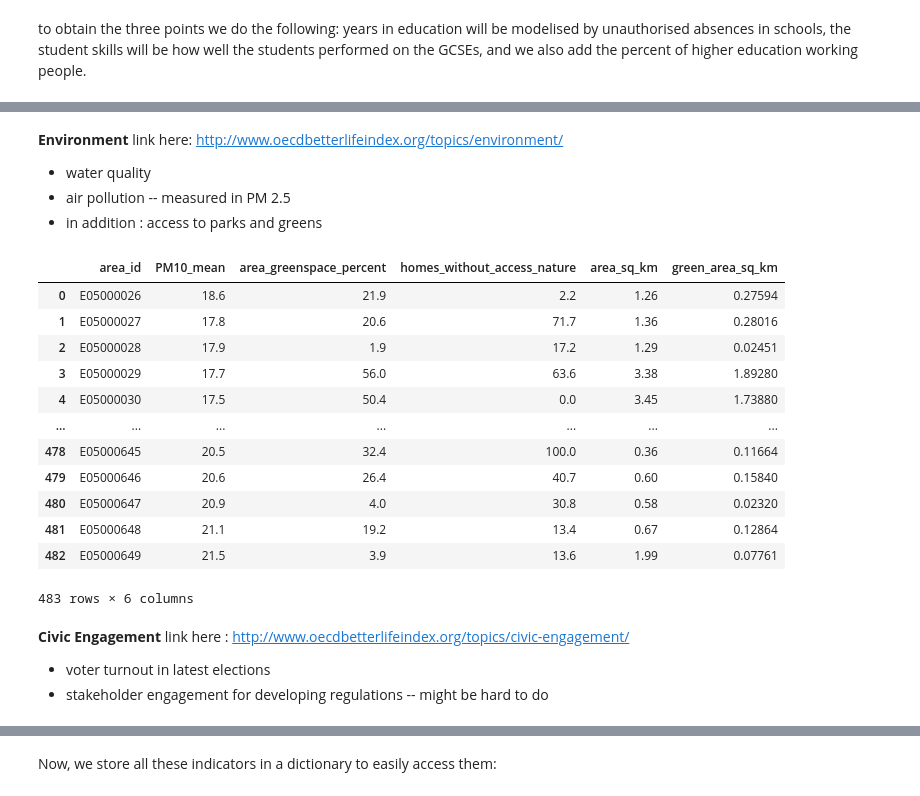
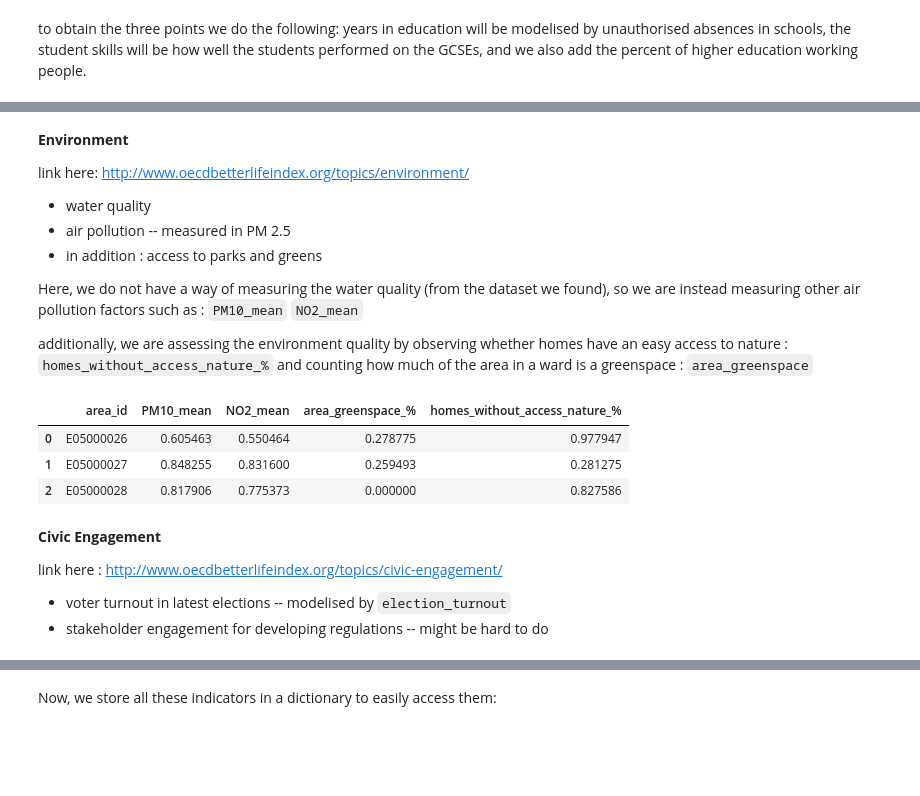
Before and after one commit to epfl-ada/ada-2020-project-milestone-p3-p3_datasurferz, a Jupyter notebook: p4.ipynb, the cells around one changed output, grey strips where cells are left out. Cells and saved outputs as stored; diff of their text form; code cells hidden in the pictures; blank space fills up the shorter version.

Commit message:
redid preprocessing + foods

```diff
--- a/p4.ipynb
+++ b/p4.ipynb
@@ -25,7 +73,7 @@ ward_property= ward_property.dropna()
 # %%
 #rename all the "New Code " to "area id" for merging purposes
 master_data = {'crime': ward_crime, 'demographics': ward_demographics, 'education': ward_education,
-              'environment': ward_environment, 'property': ward_property}
+              'environment': ward_environment, 'property': ward_property, 'foods':ward_tesco}
 
 for key in master_data:
     master_data[key].rename(columns= {"New Code":"area_id"}, inplace=True)
@@ -307,45 +307,52 @@ education
-# %% [markdown]
-**Environment**
-link here: http://www.oecdbetterlifeindex.org/topics/environment/
-* water quality
-* air pollution -- measured in PM 2.5
-* in addition : access to parks and greens
+# %% [markdown]
+**Environment** <a class="anchor" id="env"></a>
+
+
+link here: http://www.oecdbetterlifeindex.org/topics/environment/
+* water quality
+* air pollution -- measured in PM 2.5
+* in addition : access to parks and greens
+
+Here, we do not have a way of measuring the water quality (from the dataset we found), so we are instead measuring other air pollution factors such as :
+`PM10_mean`
+`NO2_mean`
+
+additionally, we are assessing the environment quality by observing whether homes have an easy access to nature : `homes_without_access_nature_%` and counting how much of the area in a ward is a greenspace : `area_greenspace`
 # %%
 #code here
-column_names = ['area_id','Annual Mean of Particulate Matter (PM10) 2011', '% area that is greenspace 2014',
+column_names = ['area_id','Annual Mean of Particulate Matter (PM10) 2011','Annual Mean of Nitrogen Dioxide (NO2) 2011', '% area that is greenspace 2014',
                '% homes with deficiency in access to nature 2012']
 
 environment = pd.DataFrame(data=master_data["environment"],columns=column_names)
 environment = environment.merge(ward_tesco, on='area_id', how='inner')
-column_names.append("area_sq_km")
 environment = environment[column_names]
 
-environment = environment.assign(green_area_sq_km= (environment[column_names[2]]/100)*environment[column_names[4]])
 
 environment.rename(columns= {'Annual Mean of Particulate Matter (PM10) 2011':"PM10_mean",
-                          '% area that is greenspace 2014': 'area_greenspace_percent',
-                          '% homes with deficiency in access to nature 2012': 'homes_without_access_nature'},
+                          '% area that is greenspace 2014': 'area_greenspace_%',
+                          '% homes with deficiency in access to nature 2012': 'homes_without_access_nature_%',
+                            'Annual Mean of Nitrogen Dioxide (NO2) 2011': 'NO2_mean'},
                  inplace=True)
+# %%
+#normalize the data by rescaling
+environment = normalize(environment, 're_scale',remove_outliers = [True])
+
+environment["PM10_mean"] = 1 - environment["PM10_mean"]
+environment['NO2_mean'] = 1 - environment['NO2_mean']
+environment['homes_without_access_nature_%'] = 1 - environment['homes_without_access_nature_%']
 # %%
-environment
+environment.head(3)
 # %% [output]
-|  | area_id | PM10_mean | area_greenspace_percent | homes_without_access_nature | area_sq_km | green_area_sq_km |
-| 0 | E05000026 | 18.6 | 21.9 | 2.2 | 1.26 | 0.27594 |
-| 1 | E05000027 | 17.8 | 20.6 | 71.7 | 1.36 | 0.28016 |
-| 2 | E05000028 | 17.9 | 1.9 | 17.2 | 1.29 | 0.02451 |
-| 3 | E05000029 | 17.7 | 56.0 | 63.6 | 3.38 | 1.89280 |
-| 4 | E05000030 | 17.5 | 50.4 | 0.0 | 3.45 | 1.73880 |
-| ... | ... | ... | ... | ... | ... | ... |
-| 478 | E05000645 | 20.5 | 32.4 | 100.0 | 0.36 | 0.11664 |
-| 479 | E05000646 | 20.6 | 26.4 | 40.7 | 0.60 | 0.15840 |
-| 480 | E05000647 | 20.9 | 4.0 | 30.8 | 0.58 | 0.02320 |
-| 481 | E05000648 | 21.1 | 19.2 | 13.4 | 0.67 | 0.12864 |
-| 482 | E05000649 | 21.5 | 3.9 | 13.6 | 1.99 | 0.07761 |
+|  | area_id | PM10_mean | NO2_mean | area_greenspace_% | homes_without_access_nature_% |
+| 0 | E05000026 | 0.605463 | 0.550464 | 0.278775 | 0.977947 |
+| 1 | E05000027 | 0.848255 | 0.831600 | 0.259493 | 0.281275 |
+| 2 | E05000028 | 0.817906 | 0.775373 | 0.000000 | 0.827586 |
-483 rows × 6 columns
 # %% [markdown]
-**Civic Engagement**
+**Civic Engagement** <a class="anchor" id="civic"></a>
+
+
 link here : http://www.oecdbetterlifeindex.org/topics/civic-engagement/
-* voter turnout in latest elections
+* voter turnout in latest elections -- modelised by `election_turnout`
 * stakeholder engagement for developing regulations -- might be hard to do
 # %%
 #code here
```
Also changed, not shown: parts of 83 cells of this notebook.
